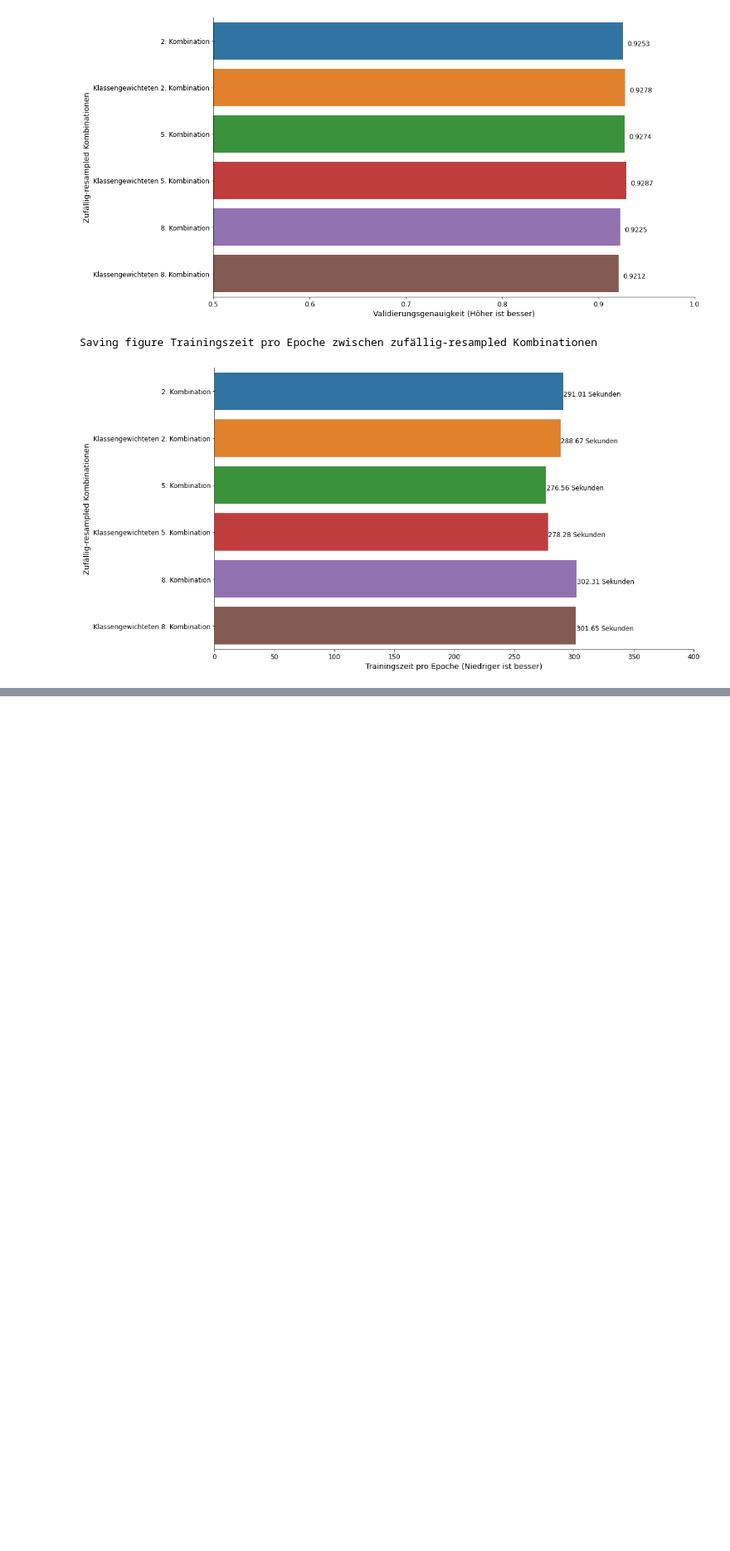
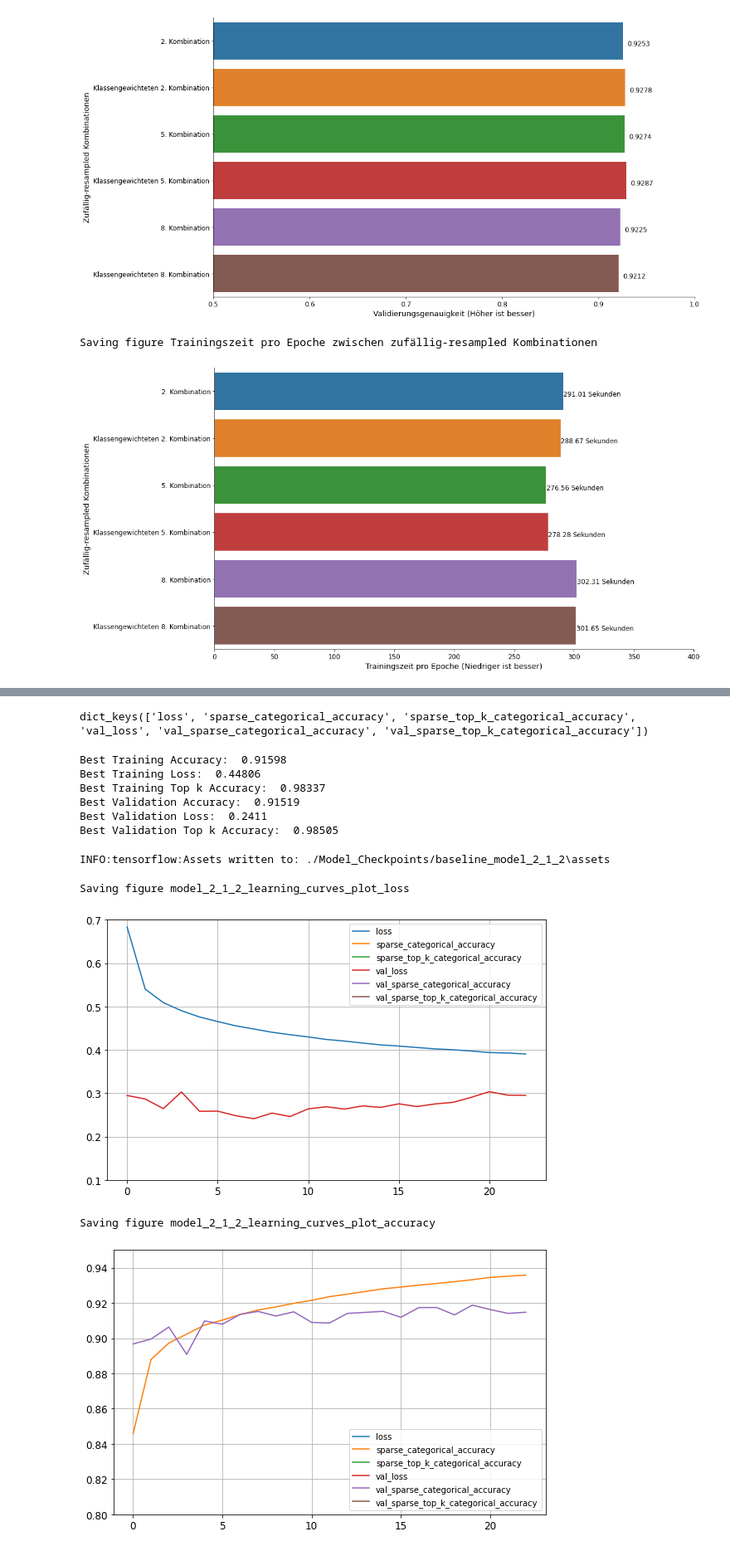
Before and after one commit to abodaotabashi/turkaracter, a Jupyter notebook: Models.ipynb, the cells around one changed output, grey strips where cells are left out. Shown at 83% size. Cells and saved outputs as stored; diff of their text form; code cells hidden in the pictures; blank space fills up the shorter version.

```diff
--- a/Models.ipynb
+++ b/Models.ipynb
@@ -3175,0 +3392,23 @@ Saving figure Trainingszeit pro Epoche zwischen zufällig-resampled Kombinatione
+# %%
+baseline_model_2_1_2.compile(
+    loss="sparse_categorical_crossentropy",
+    optimizer=keras.optimizers.Nadam(learning_rate=1e-3),
+    metrics=[keras.metrics.SparseCategoricalAccuracy(), keras.metrics.SparseTopKCategoricalAccuracy(k=3)]
+)
+# %%
+early_stopping_cb = keras.callbacks.EarlyStopping(patience=15, restore_best_weights=True, verbose=1)
+checkpoint_cb = keras.callbacks.ModelCheckpoint("./Models/baseline_model_2_1_2.h5", save_best_only=True)
+# %%
+root_logdir = "./Tensorboard_Logs/baseline_model_2_1_2"
+
+def get_run_logdir():
+    import time
+    run_id = time.strftime("run_%Y_%m_%d-%H_%M_%S")
+    return os.path.join(root_logdir, run_id)
+
+run_logdir = get_run_logdir()
+tensorboard_cb = keras.callbacks.TensorBoard(run_logdir)
+# %%
+model_2_1_2_t0 = time.time()
+history_2_1_2 = baseline_model_2_1_2.fit(X_train_only_RUSE, y_train_only_RUSE, class_weight=class_weights, epochs=100, validation_data=(X_val_only, y_val_only), callbacks=[checkpoint_cb, early_stopping_cb, tensorboard_cb])
+model_2_1_2_t1 = time.time()
@@ -3175,0 +3437,22 @@ Saving figure Trainingszeit pro Epoche zwischen zufällig-resampled Kombinatione
+# %%
+history_2_1_2.history.keys()
+# %% [output]
+dict_keys(['loss', 'sparse_categorical_accuracy', 'sparse_top_k_categorical_accuracy', 'val_loss', 'val_sparse_categorical_accuracy', 'val_sparse_top_k_categorical_accuracy'])
+# %%
+print("Best Training Accuracy: ", round(history_2_1_2.history['sparse_categorical_accuracy'][-16], 5))
+print("Best Training Loss: ", round(history_2_1_2.history['loss'][-16], 5))
+print("Best Training Top k Accuracy: ", round(history_2_1_2.history['sparse_top_k_categorical_accuracy'][-16], 5))
+print("Best Validation Accuracy: ", round(history_2_1_2.history['val_sparse_categorical_accuracy'][-16], 5))
+print("Best Validation Loss: ", round(history_2_1_2.history['val_loss'][-16], 5))
+print("Best Validation Top k Accuracy: ", round(history_2_1_2.history['val_sparse_top_k_categorical_accuracy'][-16], 5))
+# %% [output]
+Best Training Accuracy:  0.91598
+Best Training Loss:  0.44806
+Best Training Top k Accuracy:  0.98337
+Best Validation Accuracy:  0.91519
+Best Validation Loss:  0.2411
+Best Validation Top k Accuracy:  0.98505
+# %%
+baseline_model_2_1_2.save("./Model_Checkpoints/baseline_model_2_1_2")
+# %% [output]
+INFO:tensorflow:Assets written to: ./Model_Checkpoints/baseline_model_2_1_2\assets
@@ -3175,0 +3461,17 @@ Saving figure Trainingszeit pro Epoche zwischen zufällig-resampled Kombinatione
+# %%
+pd.DataFrame(history_2_1_2.history).plot(figsize=(8, 5))
+plt.grid(True)
+plt.gca().set_ylim(0.1, 0.7)
+save_fig("model_2_1_2_learning_curves_plot_loss")
+plt.show()
+
+pd.DataFrame(history_2_1_2.history).plot(figsize=(8, 5))
+plt.grid(True)
+plt.gca().set_ylim(0.8, 0.95)
+save_fig("model_2_1_2_learning_curves_plot_accuracy")
+plt.show()
+# %% [output]
+Saving figure model_2_1_2_learning_curves_plot_loss
+[figure, added]
+Saving figure model_2_1_2_learning_curves_plot_accuracy
+[figure, added]
```
Also changed, not shown: parts of 254 cells of this notebook, 57 other files.
